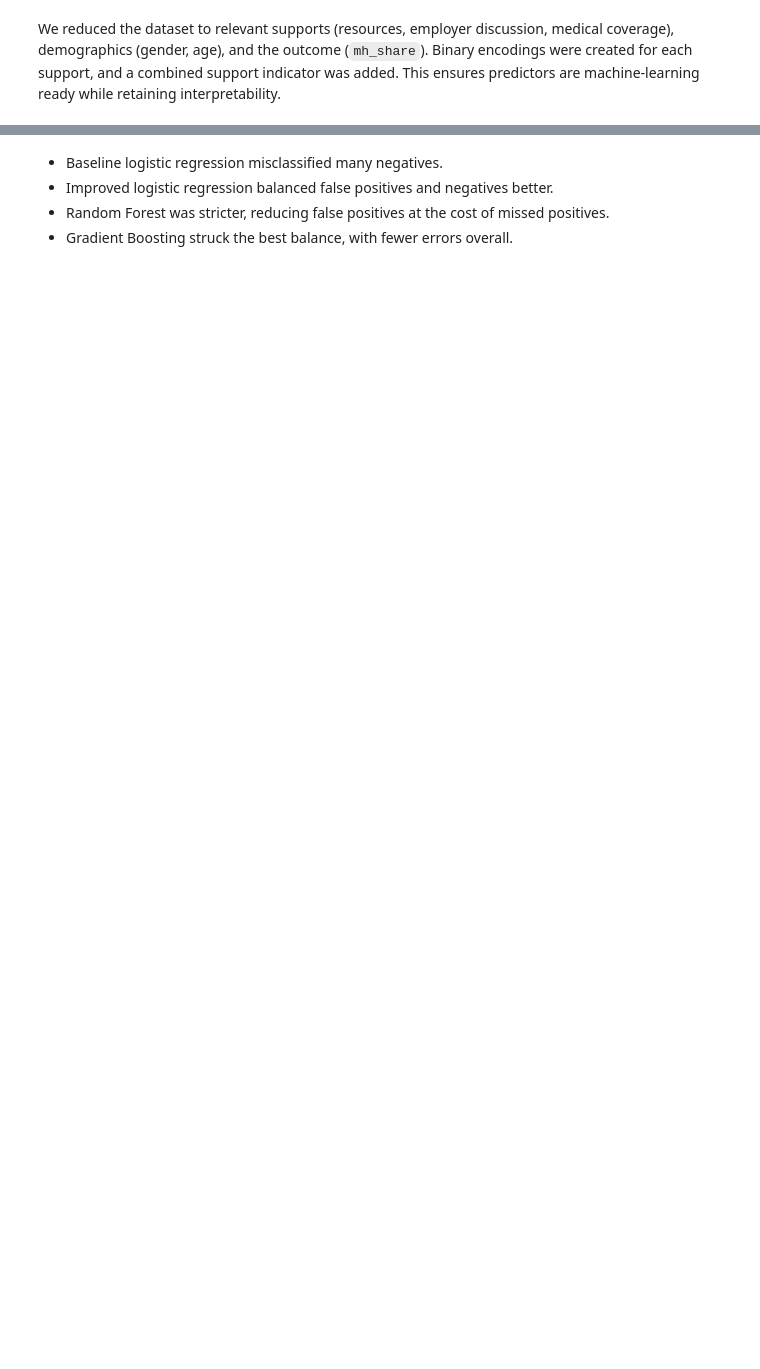
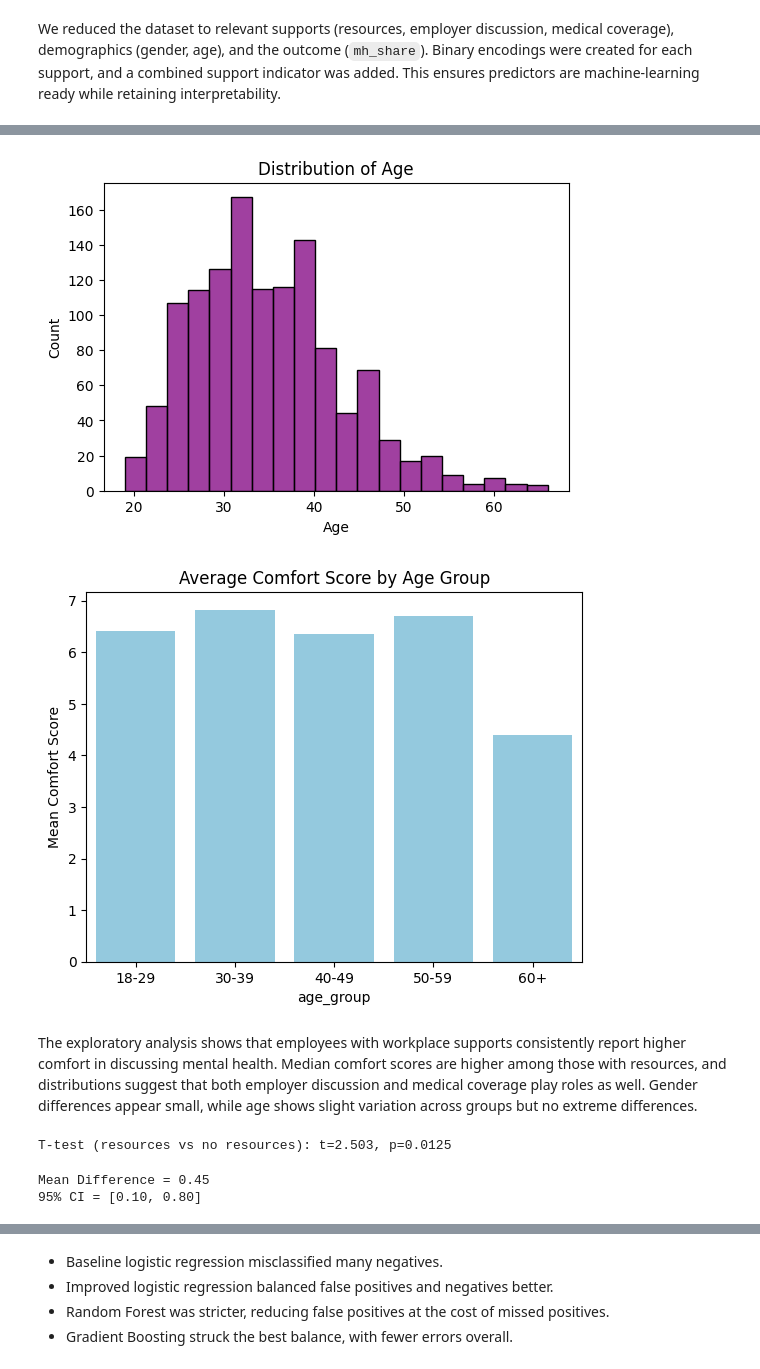
Before and after one commit to aladenisun/MSAAI_500_FinalProject, a Jupyter notebook: Mental_Health_and_Tech.ipynb, the cells around one changed output, grey strips where cells are left out. Drawn from its saved outputs; the diff is of its cells as text; code cells hidden in the pictures; blank space fills up the shorter version.

```diff
--- a/Mental_Health_and_Tech.ipynb
+++ b/Mental_Health_and_Tech.ipynb
@@ -371,0 +184,41 @@ plot_confusion_matrix(y_test, y_pred_gb, "Gradient Boosting")
+# %%
+# Histogram of Age
+plt.figure(figsize=(6,4))
+sns.histplot(df['age'], bins=20, color="purple")
+plt.title("Distribution of Age")
+plt.xlabel("Age")
+plt.ylabel("Count")
+plt.show()
+
+# Average Comfort Score by Age Group
+df['age_group'] = pd.cut(df['age'], bins=[18,30,40,50,60,80], labels=["18-29","30-39","40-49","50-59","60+"])
+sns.barplot(x="age_group", y="mh_share", data=df, color="skyblue", errorbar=None)
+plt.title("Average Comfort Score by Age Group")
+plt.ylabel("Mean Comfort Score")
+plt.show()
+# %% [output]
+[figure, added]
+[figure, added]
+# %% [markdown]
+The exploratory analysis shows that employees with workplace supports consistently report higher comfort in discussing mental health. Median comfort scores are higher among those with resources, and distributions suggest that both employer discussion and medical coverage play roles as well. Gender differences appear small, while age shows slight variation across groups but no extreme differences.
+# %%
+# Statistical Testing
+
+
+comfort_yes = df.loc[df['resources_binary']==1,'mh_share']
+comfort_no  = df.loc[df['resources_binary']==0,'mh_share']
+
+t_stat, p_val = stats.ttest_ind(comfort_yes, comfort_no, equal_var=False)
+print(f"\nT-test (resources vs no resources): t={t_stat:.3f}, p={p_val:.4f}")
+# %% [output]
+T-test (resources vs no resources): t=2.503, p=0.0125
+# %%
+# Confidence Interval for mean difference
+mean_diff = comfort_yes.mean() - comfort_no.mean()
+se = np.sqrt(comfort_yes.var(ddof=1)/len(comfort_yes) + comfort_no.var(ddof=1)/len(comfort_no))
+ci_low, ci_high = mean_diff - 1.96*se, mean_diff + 1.96*se
+print(f"Mean Difference = {mean_diff:.2f}")
+print(f"95% CI = [{ci_low:.2f}, {ci_high:.2f}]")
+# %% [output]
+Mean Difference = 0.45
+95% CI = [0.10, 0.80]
```
Also changed, not shown: parts of 57 cells of this notebook.
